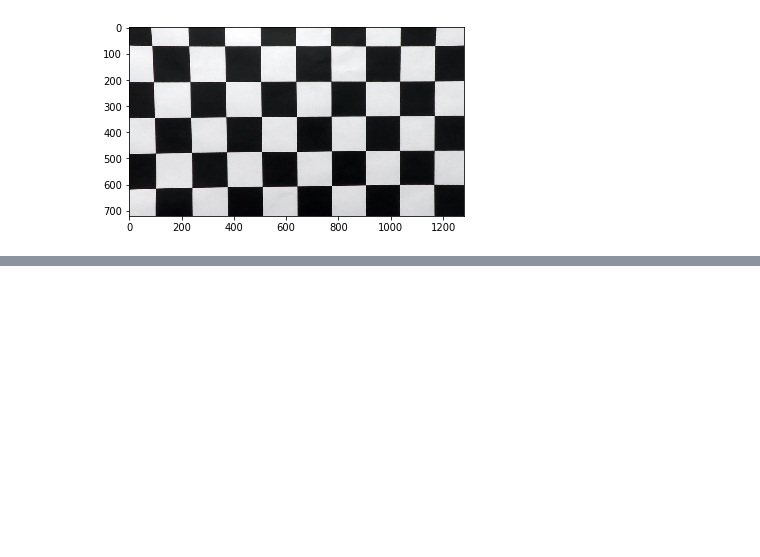
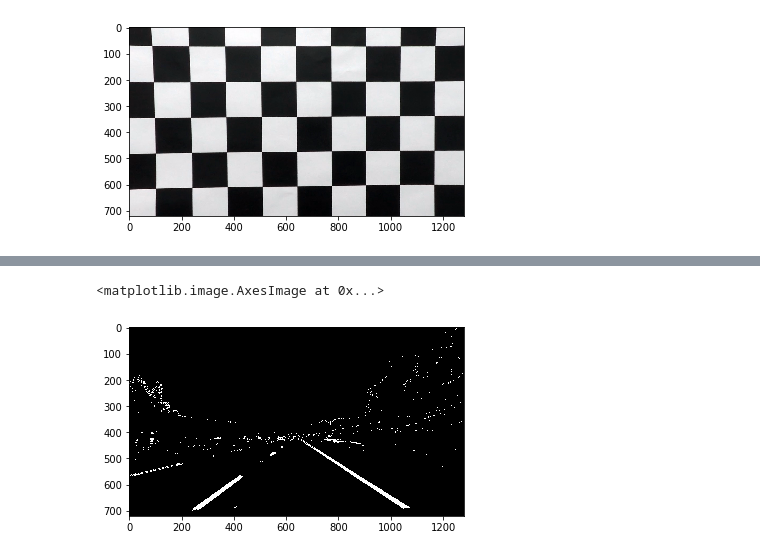
Before and after one commit to ShikaSD/CarND-Advanced-Lane-Lines, a Jupyter notebook: lane-lines.ipynb, the cells around one changed output, grey strips where cells are left out. Drawn from its saved outputs; the diff is of its cells as text; code cells hidden in the pictures; blank space fills up the shorter version.

```diff
--- a/lane-lines.ipynb
+++ b/lane-lines.ipynb
@@ -72,16 +83,18 @@ def apply_threshold(src, mask, threshold):
     return mask
 
 def threshold(img):
-    hls = cv2.cvtColor(img, cv2.COLOR_RGB2HLS).astype(np.float)
-    gray = cv2.cvtColor(img, cv2.COLOR_RGB2GRAY).astype(np.float)
+    hls = cv2.cvtColor(img, cv2.COLOR_BGR2HLS).astype(np.float)
+    gray = cv2.cvtColor(img, cv2.COLOR_BGR2GRAY).astype(np.float)
 
-    sobel_x = np.absolute(cv2.Sobel(gray, cv2.CV_64F, 1, 0, ksize=9))
-    sobel_y = np.absolute(cv2.Sobel(gray, cv2.CV_64F, 0, 1))
+    sobel_x = cv2.Sobel(gray, cv2.CV_64F, 1, 0, ksize=9)
+    sobel_y = cv2.Sobel(gray, cv2.CV_64F, 0, 1, ksize=9)
     magnitude = np.sqrt(sobel_x ** 2 + sobel_y ** 2)
     direction = np.arctan2(sobel_y, sobel_x)
+    sobel_x = np.absolute(sobel_x)
+    sobel_y = np.absolute(sobel_y)
 
     white = cv2.inRange(hls, (0, 230, 0), (255, 255, 255))
-    yellow = cv2.inRange(hls, (100, 120, 90), (120, 220, 250))
+    yellow = cv2.inRange(hls, (0, 150, 150), (50, 255, 255))
     color_mask = cv2.bitwise_or(white, yellow)
 
     sobel_x_threshold = (40, 250)
@@ -100,7 +113,15 @@ def threshold(img):
     direction_mask = apply_threshold(direction, np.zeros_like(gray), direction_threshold)
 
     result = np.zeros_like(gray)
-    result[(color_mask == 255) | (magnitude_mask == 1) & (direction_mask == 1) | (sobel_x_mask == 1) & (sobel_y_mask == 1)] = 1
+    result[(color_mask == 255) | (sobel_x_mask == 1) & (sobel_y_mask == 1) | (direction_mask == 1) & (magnitude_mask == 1)] = 1
 
     return result
+# %%
+image_name = 'test_images/test0.jpg'
+image = threshold(undistort(cv2.imread(image_name), mtx, dist))
+cv2.imwrite("output/threshold.jpg", image * 255)
+plt.imshow(image, cmap="gray")
+# %% [output]
+<matplotlib.image.AxesImage at 0x...>
+[figure, added]
 # %%
```
Also changed, not shown: parts of 8 cells of this notebook, 21 other files.
